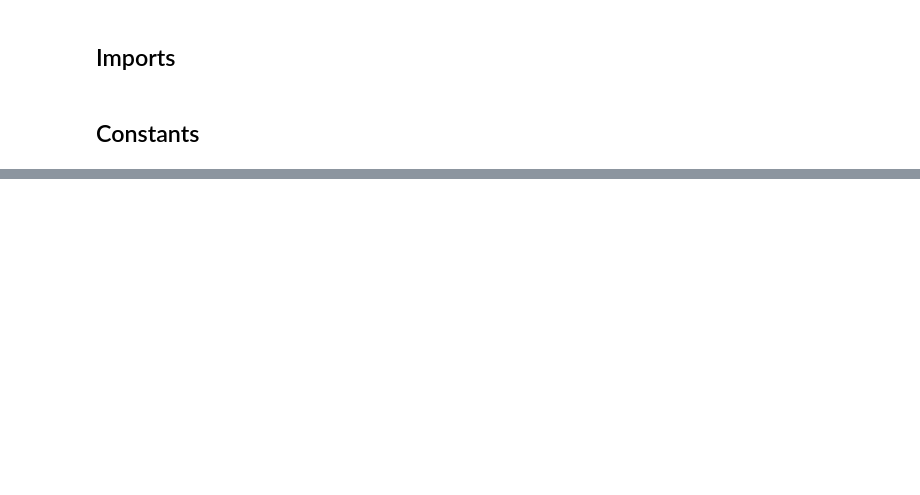
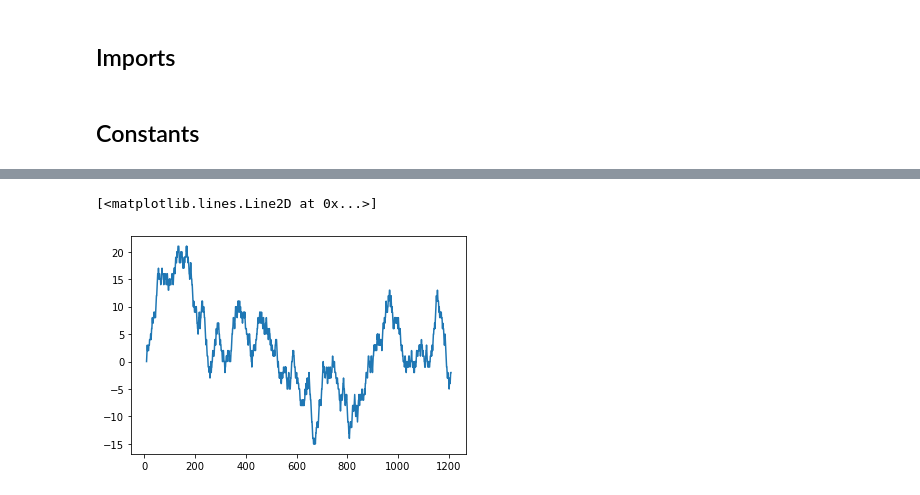
Before and after one commit to andpuc23/Planning_final_stock, a Jupyter notebook: pipeline.ipynb, the cells around one changed output, grey strips where cells are left out. Drawn from its saved outputs; the diff is of its cells as text; code cells hidden in the pictures; blank space fills up the shorter version.

```diff
--- a/pipeline.ipynb
+++ b/pipeline.ipynb
@@ -21,0 +70,5 @@ env = Environment(data=df, stock_name='AFKS', initial_money=1000)
+# %%
+plt.plot(range(9, day_count), env.stocks)
+# %% [output]
+[<matplotlib.lines.Line2D at 0x...>]
+[figure, added]
```
Also changed, not shown: parts of 11 cells of this notebook, 2 other files.
